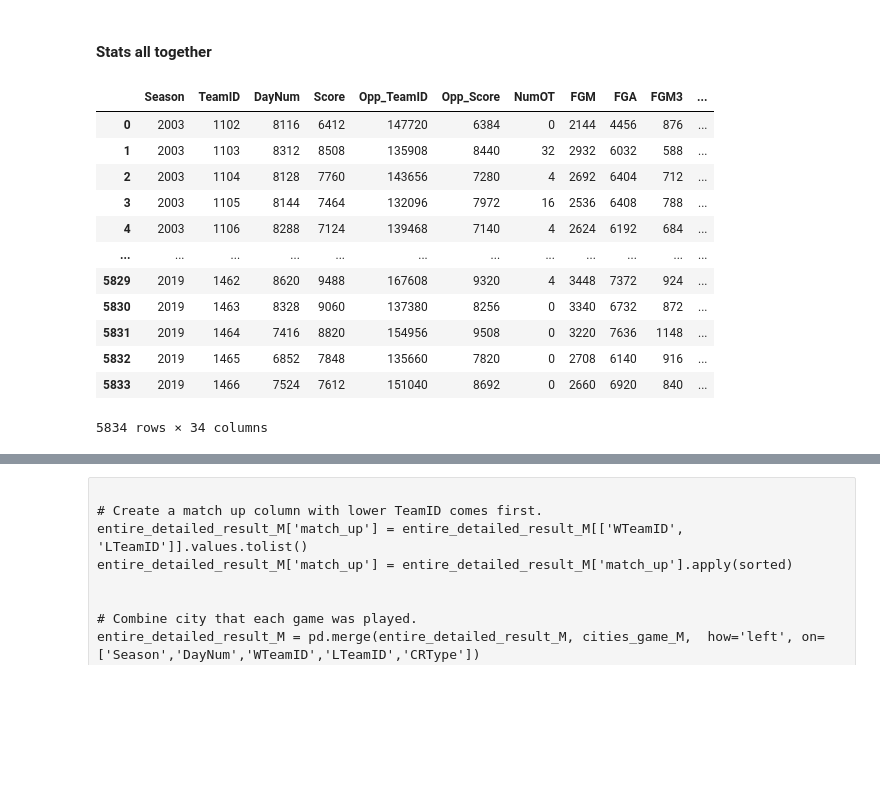
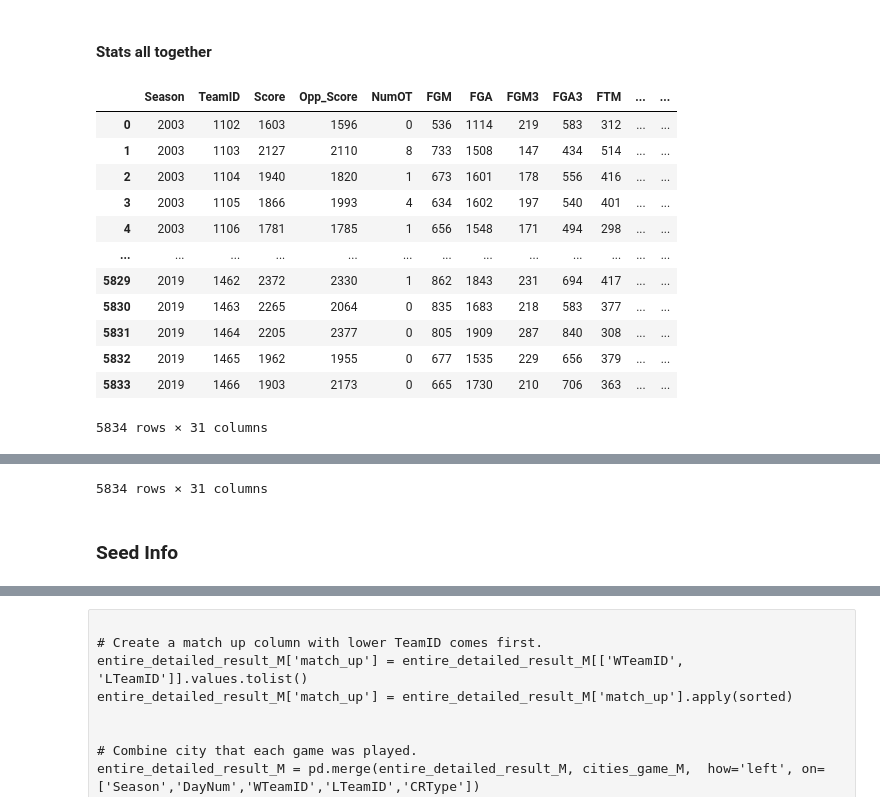
Before and after one commit to YT-Hwang/Kaggle_Competion, a Jupyter notebook: Google Cloud & NCAA® ML Competition 2020-NCAAM/2019 Season Simulation/2019 Simulation.ipynb, the cells around one changed output, grey strips where cells are left out. Cells and saved outputs as stored; diff of their text form; code cells hidden in the pictures; blank space fills up the shorter version.

```diff
--- a/Google Cloud & NCAA® ML Competition 2020-NCAAM/2019 Season Simulation/2019 Simulation.ipynb
+++ b/Google Cloud & NCAA® ML Competition 2020-NCAAM/2019 Season Simulation/2019 Simulation.ipynb
@@ -104,7 +106,7 @@ def get_file_list(datapath):
 
     return allFiles
 # %%
-main_path = 'D:\\OneDrive - Georgia State University\\Data Science\\Competition\\Data\\Google Cloud & NCAA® ML Competition 2019-NCAAM\\'
+main_path = 'F:\\OneDrive - Georgia State University\\Data Science\\Competition\\Data\\Google Cloud & NCAA® ML Competition 2019-NCAAM\\'
 
 sub_folders = os.listdir(main_path)
 path1 = main_path + sub_folders[0] + '\\'
@@ -332,19 +429,34 @@ winning_stats_avg[]
 # %%
 # Get the Total Results per team per seaon from the regular season data
 
-total_during_regular = regular_detailed_result_M.groupby(['Season', 'TeamID'], as_index=False).sum()
-total_during_regular = total_during_regular.drop(['DayNum', 'Opp_TeamID', ''], inplace = True)
+all_stats = regular_detailed_result_M.copy()
+all_stats.drop(['Loc', 'CRType'], axis = 1, inplace=True)
+
+
+# Sum
+all_stats_total = all_stats.groupby(['Season', 'TeamID'], as_index = False).sum()
+all_stats_total = all_stats_total.drop(['DayNum', 'Opp_TeamID', 'Result'], axis = 1)
+
+all_stats_total
+
+# Avg per game
+all_stats_avg = all_stats.groupby(['Season', 'TeamID']).sum()
+all_stats_avg = all_stats_avg.iloc[:,:].div(all_stats_avg.Result, axis=0)
+all_stats_avg = all_stats_avg.drop(['DayNum', 'Opp_TeamID', 'Result'], axis = 1)
+all_stats_avg.reset_index(inplace=True)
+
+all_stats_avg
 # %% [output]
-|  | Season | TeamID | DayNum | Score | Opp_TeamID | Opp_Score | NumOT | FGM | FGA | FGM3 | ... |
-| 0 | 2003 | 1102 | 8116 | 6412 | 147720 | 6384 | 0 | 2144 | 4456 | 876 | ... |
-| 1 | 2003 | 1103 | 8312 | 8508 | 135908 | 8440 | 32 | 2932 | 6032 | 588 | ... |
-| 2 | 2003 | 1104 | 8128 | 7760 | 143656 | 7280 | 4 | 2692 | 6404 | 712 | ... |
-| 3 | 2003 | 1105 | 8144 | 7464 | 132096 | 7972 | 16 | 2536 | 6408 | 788 | ... |
-| 4 | 2003 | 1106 | 8288 | 7124 | 139468 | 7140 | 4 | 2624 | 6192 | 684 | ... |
-| ... | ... | ... | ... | ... | ... | ... | ... | ... | ... | ... | ... |
-| 5829 | 2019 | 1462 | 8620 | 9488 | 167608 | 9320 | 4 | 3448 | 7372 | 924 | ... |
-| 5830 | 2019 | 1463 | 8328 | 9060 | 137380 | 8256 | 0 | 3340 | 6732 | 872 | ... |
-| 5831 | 2019 | 1464 | 7416 | 8820 | 154956 | 9508 | 0 | 3220 | 7636 | 1148 | ... |
-| 5832 | 2019 | 1465 | 6852 | 7848 | 135660 | 7820 | 0 | 2708 | 6140 | 916 | ... |
-| 5833 | 2019 | 1466 | 7524 | 7612 | 151040 | 8692 | 0 | 2660 | 6920 | 840 | ... |
+|  | Season | TeamID | Score | Opp_Score | NumOT | FGM | FGA | FGM3 | FGA3 | FTM | ... | ... |
+| 0 | 2003 | 1102 | 1603 | 1596 | 0 | 536 | 1114 | 219 | 583 | 312 | ... | ... |
+| 1 | 2003 | 1103 | 2127 | 2110 | 8 | 733 | 1508 | 147 | 434 | 514 | ... | ... |
+| 2 | 2003 | 1104 | 1940 | 1820 | 1 | 673 | 1601 | 178 | 556 | 416 | ... | ... |
+| 3 | 2003 | 1105 | 1866 | 1993 | 4 | 634 | 1602 | 197 | 540 | 401 | ... | ... |
+| 4 | 2003 | 1106 | 1781 | 1785 | 1 | 656 | 1548 | 171 | 494 | 298 | ... | ... |
+| ... | ... | ... | ... | ... | ... | ... | ... | ... | ... | ... | ... | ... |
+| 5829 | 2019 | 1462 | 2372 | 2330 | 1 | 862 | 1843 | 231 | 694 | 417 | ... | ... |
+| 5830 | 2019 | 1463 | 2265 | 2064 | 0 | 835 | 1683 | 218 | 583 | 377 | ... | ... |
+| 5831 | 2019 | 1464 | 2205 | 2377 | 0 | 805 | 1909 | 287 | 840 | 308 | ... | ... |
+| 5832 | 2019 | 1465 | 1962 | 1955 | 0 | 677 | 1535 | 229 | 656 | 379 | ... | ... |
+| 5833 | 2019 | 1466 | 1903 | 2173 | 0 | 665 | 1730 | 210 | 706 | 363 | ... | ... |
-5834 rows × 34 columns
+5834 rows × 31 columns
@@ -350,0 +475,3 @@ total_during_regular = total_during_regular.drop(['DayNum', 'Opp_TeamID', ''], i
+5834 rows × 31 columns
+# %% [markdown]
+### Seed Info
```
Also changed, not shown: parts of 21 cells of this notebook.
